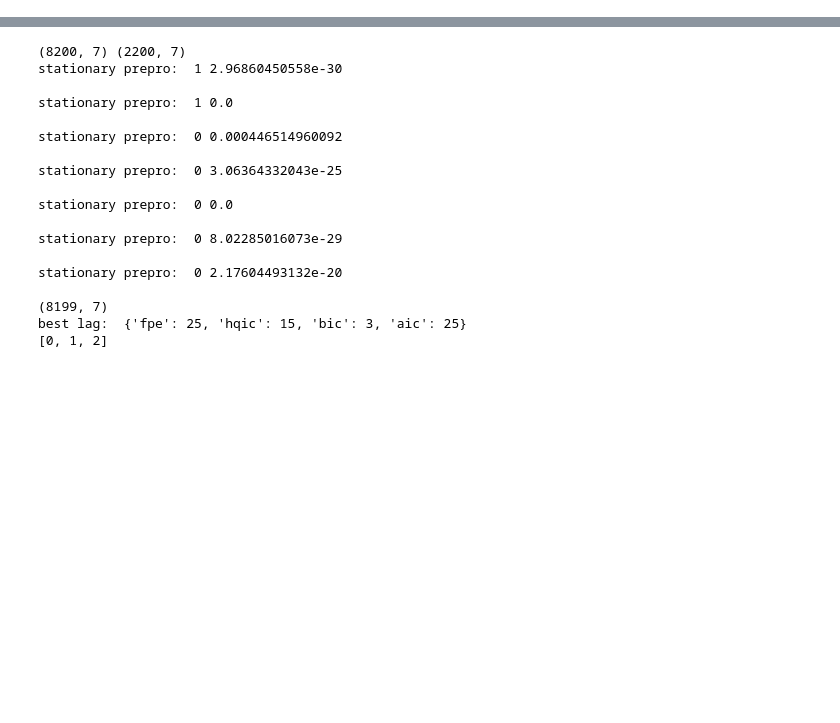
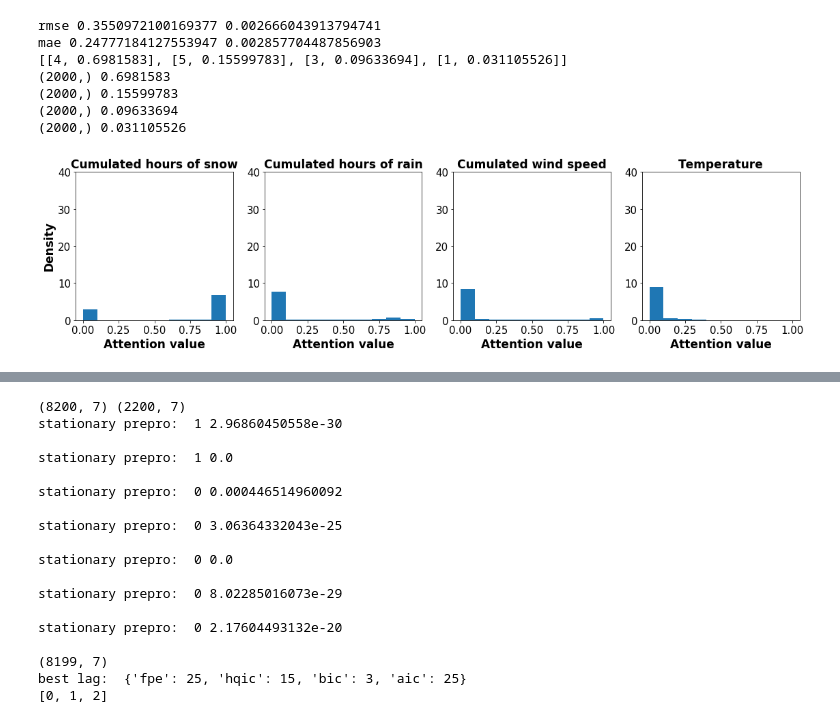
Before and after one commit to weilai0980/tsRNN, a Jupyter notebook: forecasting/result_analysis.ipynb, the cells around one changed output, grey strips where cells are left out. Drawn from its saved outputs; the diff is of its cells as text; code cells hidden in the pictures; blank space fills up the shorter version.

```diff
--- a/forecasting/result_analysis.ipynb
+++ b/forecasting/result_analysis.ipynb
@@ -34,3 +38,73 @@ from utils_causal import *
 # Kalman
 # structural bayeisan time series
 # feature extration on time series
+# %%
+#  PM2.5  Dual
+
+# -- Data --
+pkl_file = "../../ts_results/pickle/pm25_dual.pickle"
+pkl_file = open(pkl_file, 'rb')
+data = pickle.load(pkl_file)
+
+att = data['attention']
+rmse = data['rmse']
+
+print 'rmse', mean([i['rmse'] for i in rmse]), std([i['rmse'] for i in rmse])
+print 'mae',  mean([i['mae'] for i in rmse]),  std([i['mae'] for i in rmse])
+
+# ganger causal: 0,1,2
+num_ex_vari = 7
+vari_name = ['Dew Point', 'Temperature', 'Pressure', 'Cumulated wind speed', \
+             'Cumulated hours of snow','Cumulated hours of rain']
+
+
+#  --- rank variables according to attention ---
+np.shape(att)
+att = np.transpose(att,[1,0])
+
+att_mean =[]
+for i in range(num_ex_vari-1):
+    tmp = att[i]
+    att_mean.append([i, mean(tmp)])
+
+sort_att_mean = sorted(att_mean, key = lambda x:x[1], reverse= True)
+print sort_att_mean[:4]
+
+
+#  --- plot ---
+
+fig, ax = plt.subplots(1, 4, figsize=(19,4))
+ax_idx = 0
+
+# variate attention distribution
+for i in sort_att_mean[:4]:
+
+    idx = i[0]
+
+    tmp = att[idx]
+    print np.shape(tmp), mean(tmp)
+
+    ax[ax_idx].hist(tmp, density = True)
+#     ax[ax_idx].set_xlim(0, 0.5)
+    ax[ax_idx].set_ylim(0, 40)
+    ax[ax_idx].set_title( vari_name[int(idx)], fontweight = 'bold', fontsize=17)
+
+    ax[ax_idx].xaxis.set_tick_params(labelsize=15)
+    ax[ax_idx].yaxis.set_tick_params(labelsize=15)
+
+    ax[ax_idx].set_xlabel('Attention value', fontweight = 'bold', fontsize=17)
+    if ax_idx ==0:
+        ax[ax_idx].set_ylabel('Density', fontweight = 'bold', fontsize=17)
+
+    ax_idx += 1
+
+fig.savefig('../../ts_results/figure/pm_dual.eps', bbox_inches='tight')
+# %% [output]
+rmse 0.3550972100169377 0.002666043913794741
+mae 0.24777184127553947 0.002857704487856903
+[[4, 0.6981583], [5, 0.15599783], [3, 0.09633694], [1, 0.031105526]]
+(2000,) 0.6981583
+(2000,) 0.15599783
+(2000,) 0.09633694
+(2000,) 0.031105526
+[figure, added]
```
Also changed, not shown: parts of 12 cells of this notebook, 4 other files.
